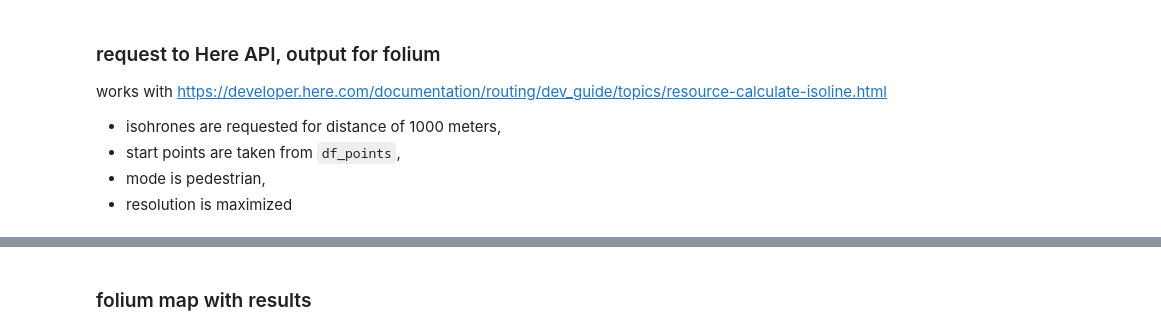
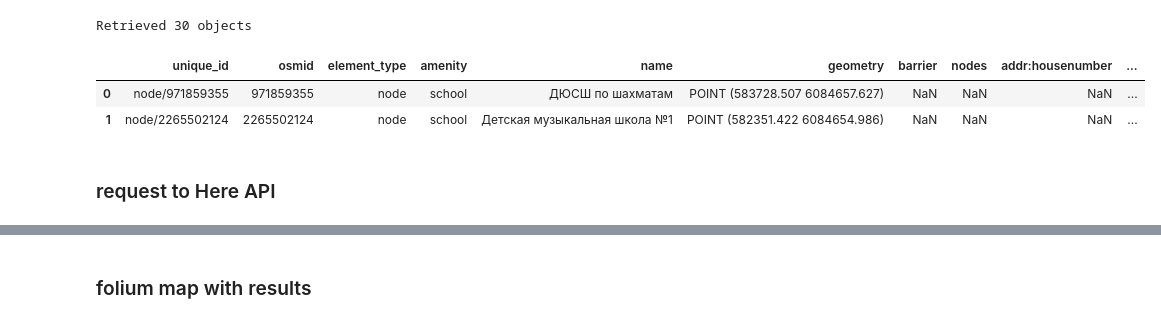
Before and after one commit to skaryaeva/urban_studies_notebooks, a Jupyter notebook: isohrones_api.ipynb, the cells around one changed output, grey strips where cells are left out. Drawn from its saved outputs; the diff is of its cells as text; code cells hidden in the pictures.

```diff
--- a/isohrones_api.ipynb
+++ b/isohrones_api.ipynb
@@ -27,0 +42,27 @@ df_points = pd.read_excel('./input_params.xlsx', sheet_name = 'points_example')
+# %%
+# long place name for geocoding in OSM
+place_name = 'городское поселение Альметьевск'
+# %%
+# espg for UTM CRS
+# can be found via https://www.latlong.net/lat-long-utm.html and https://spatialreference.org/
+espg = 32639
+# %%
+# Get the schools inside place
+
+# tags for schools
+tags = {'amenity': 'school'}
+
+schools = ox.geometries_from_place(place_name, tags)
+# Check the result
+print("Retrieved", len(schools), "objects")
+
+# reproject schools to UTM CRS
+schools = schools.to_crs(epsg=espg)
+# %% [output]
+Retrieved 30 objects
+# %%
+schools.head(2)
+# %% [output]
+|  | unique_id | osmid | element_type | amenity | name | geometry | barrier | nodes | addr:housenumber | ... |
+| 0 | node/971859355 | 971859355 | node | school | ДЮСШ по шахматам | POINT (583728.507 6084657.627) | NaN | NaN | NaN | ... |
+| 1 | node/2265502124 | 2265502124 | node | school | Детская музыкальная школа №1 | POINT (582351.422 6084654.986) | NaN | NaN | NaN | ... |
@@ -28,15 +81,8 @@ df_points = pd.read_excel('./input_params.xlsx', sheet_name = 'points_example')
+# %% [markdown]
+### request to Here API
 # %%
 # here API url
 URL = 'https://isoline.route.ls.hereapi.com/routing/7.2/calculateisoline.json'
-# %% [markdown]
-### request to Here API, output for folium
-
-works  with https://developer.here.com/documentation/routing/dev_guide/topics/resource-calculate-isoline.html
-
-- isohrones are requested for distance of 1000 meters,
-- start points are taken from `df_points`,
-- mode is pedestrian,
-- resolution is maximized
 # %%
 #distance in meters
 distance = 1000
```
Also changed, not shown: parts of 21 cells of this notebook, 25 other files.
